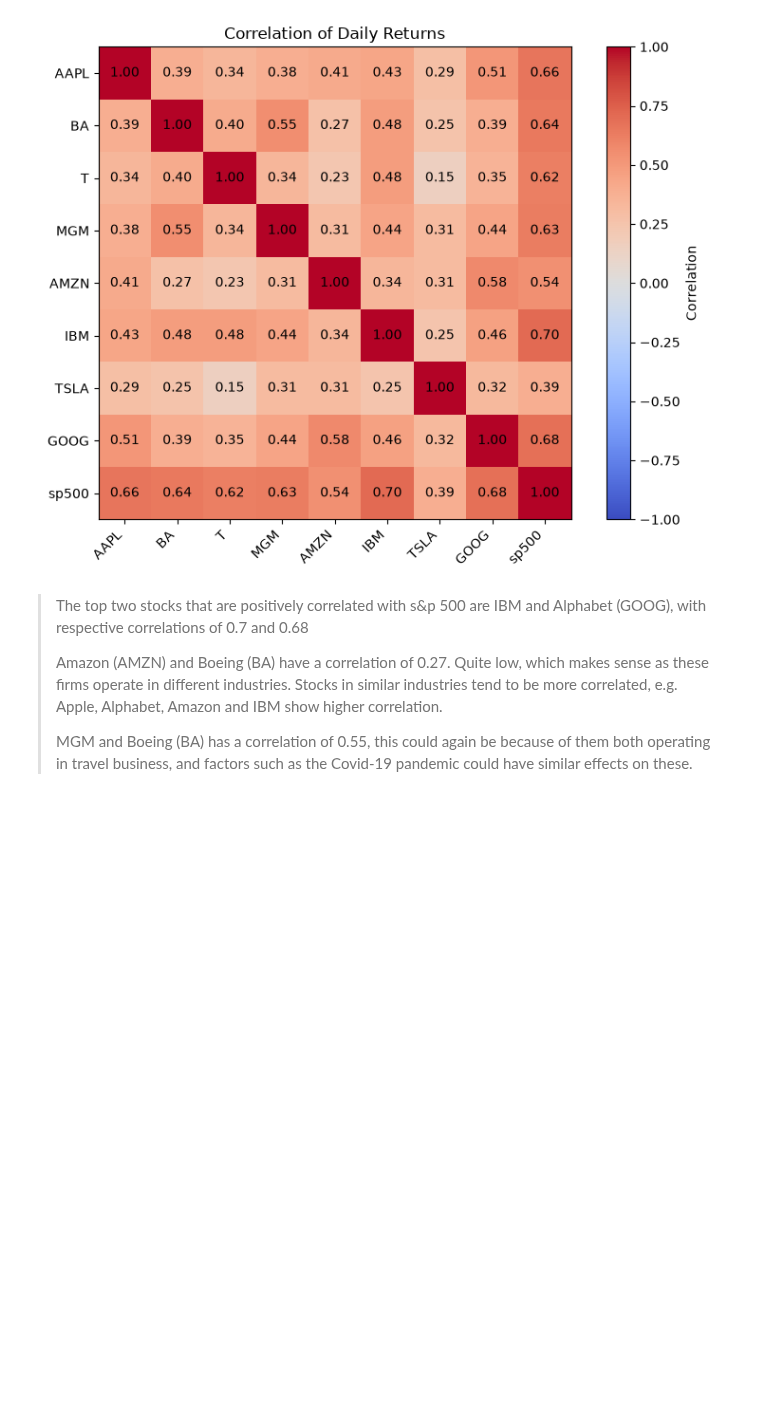
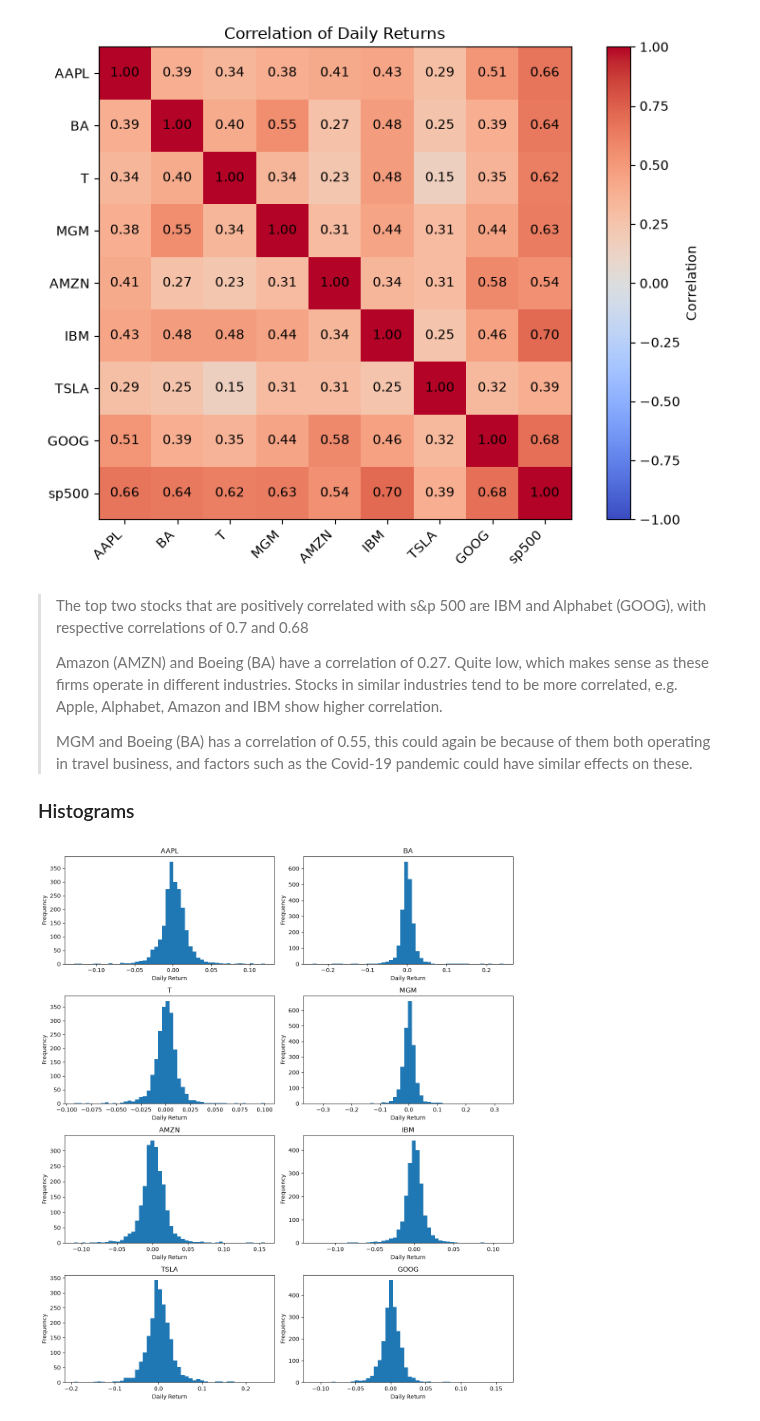
Before and after one commit to cboumans/Finance_with_Big_Data, a Jupyter notebook: lab1/lab1.ipynb, the cells around one changed output. Cells and saved outputs as stored; diff of their text form; code cells hidden in the pictures; blank space fills up the shorter version.

```diff
--- a/lab1/lab1.ipynb
+++ b/lab1/lab1.ipynb
@@ -6,7 +6,9 @@ import pandas as pd
 df = pd.read_csv('Data_PCLab1_Stock.csv', parse_dates=['Date'])
 df = df.sort_values('Date').reset_index(drop=True)
 
-n_stocks = df.columns.drop(['Date', 'sp500']).shape[0]
+price_cols = df.columns.drop('Date')  # reused across the notebook
+
+n_stocks = price_cols.drop('sp500').shape[0]
 print(f"Number of stocks: {n_stocks}")
 
 null_counts = df.isnull().sum()
@@ -16,7 +18,7 @@ print(null_counts)
 avg_sp500 = df['sp500'].mean()
 print(f"Average market value of S&P500: {avg_sp500:.2f}")
 
-dispersion = df.drop(columns=['Date']).std()
+dispersion = df[price_cols].std()
 min_dispersion_col = dispersion.idxmin()
 print(f"Minimum dispersion in dollar value: {min_dispersion_col} (std = {dispersion.min():.2f})")
 
@@ -100,7 +99,6 @@ plot_dataframe(df_returns)
 # %%
 import numpy as np
 
-price_cols = df_returns.columns.drop('Date')
 corr_matrix = df_returns[price_cols].corr()  # Calculate correlation matix
 
 fig, ax = plt.subplots(figsize=(8, 6))
@@ -129,3 +127,19 @@ plt.show()
 >
 > MGM and Boeing (BA) has a correlation of 0.55, this could again be because of them both operating in travel business, and factors such as the Covid-19 pandemic could have similar effects on these.
 >
+
+### Histograms
+# %%
+fig, axes = plt.subplots(4, 2, figsize=(12, 14))
+axes = axes.flatten()
+
+for ax, stock in zip(axes, price_cols):
+    ax.hist(df_returns[stock].dropna(), bins=50)
+    ax.set_title(stock)
+    ax.set_xlabel('Daily Return')
+    ax.set_ylabel('Frequency')
+
+plt.tight_layout()
+plt.show()
+# %% [output]
+[figure, added]
```
Also changed, not shown: parts of 4 cells of this notebook.
